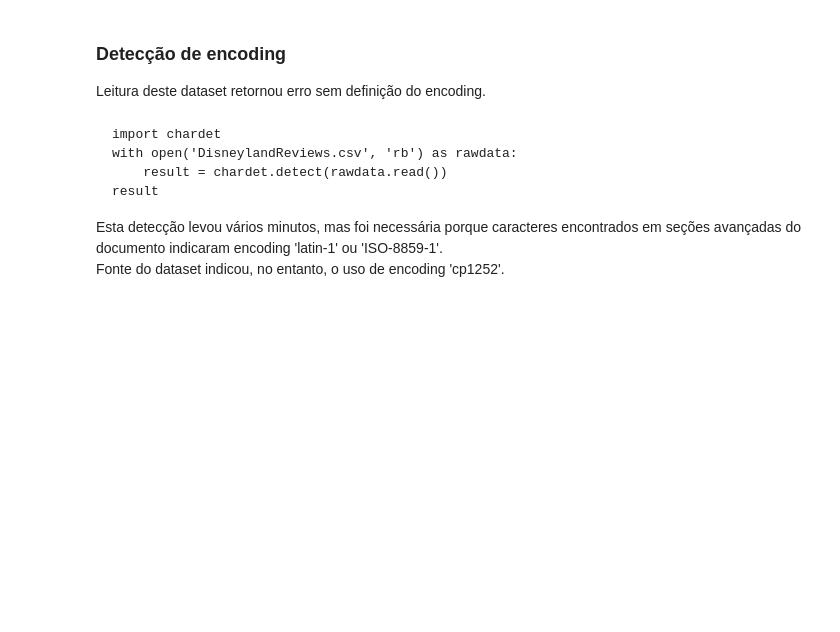
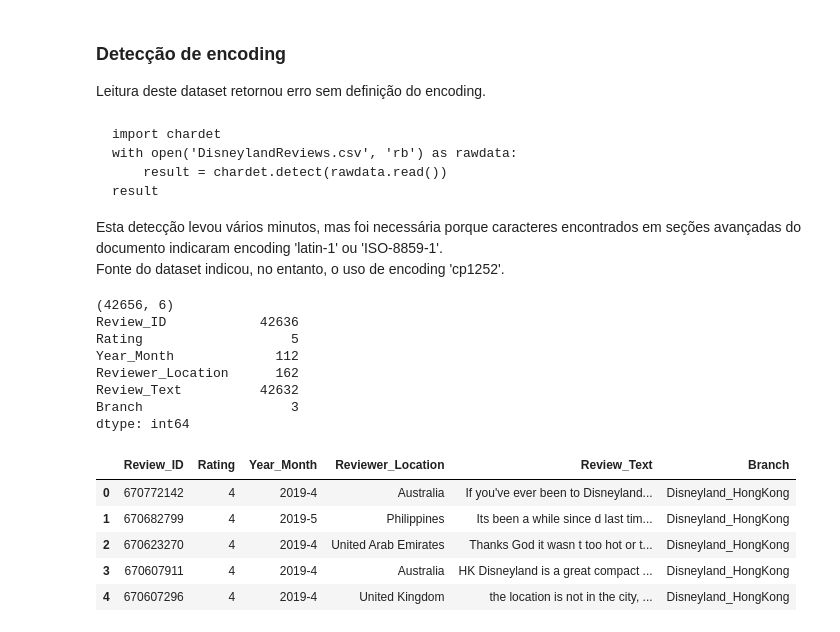
Before and after one commit to digo-eu/text-mining, a Jupyter notebook: projeto-final.ipynb, the cells around one changed output. Saved outputs shown, nothing was run; the diff lists cells and outputs as text; code cells hidden in the pictures; blank space fills up the shorter version.

```diff
--- a/projeto-final.ipynb
+++ b/projeto-final.ipynb
@@ -22,7 +31,23 @@ Esta detecção levou vários minutos, mas foi necessária porque caracteres enc
 Fonte do dataset indicou, no entanto, o uso de encoding 'cp1252'.
 # %%
 df = pd.read_csv('DisneylandReviews.csv', encoding='cp1252')
-df.set_index('Review_ID', inplace=True)
+print(df.shape)
+print(df.nunique())
 df.head()
+# %% [output]
+(42656, 6)
+Review_ID            42636
+Rating                   5
+Year_Month             112
+Reviewer_Location      162
+Review_Text          42632
+Branch                   3
+dtype: int64
+|  | Review_ID | Rating | Year_Month | Reviewer_Location | Review_Text | Branch |
+| 0 | 670772142 | 4 | 2019-4 | Australia | If you've ever been to Disneyland... | Disneyland_HongKong |
+| 1 | 670682799 | 4 | 2019-5 | Philippines | Its been a while since d last tim... | Disneyland_HongKong |
+| 2 | 670623270 | 4 | 2019-4 | United Arab Emirates | Thanks God it wasn t too hot or t... | Disneyland_HongKong |
+| 3 | 670607911 | 4 | 2019-4 | Australia | HK Disneyland is a great compact ... | Disneyland_HongKong |
+| 4 | 670607296 | 4 | 2019-4 | United Kingdom | the location is not in the city, ... | Disneyland_HongKong |
 # %%
 df.drop_duplicates(subset='Review_Text', inplace=True, keep='first')
```
Also changed, not shown: parts of 14 cells of this notebook, 3 other files.
